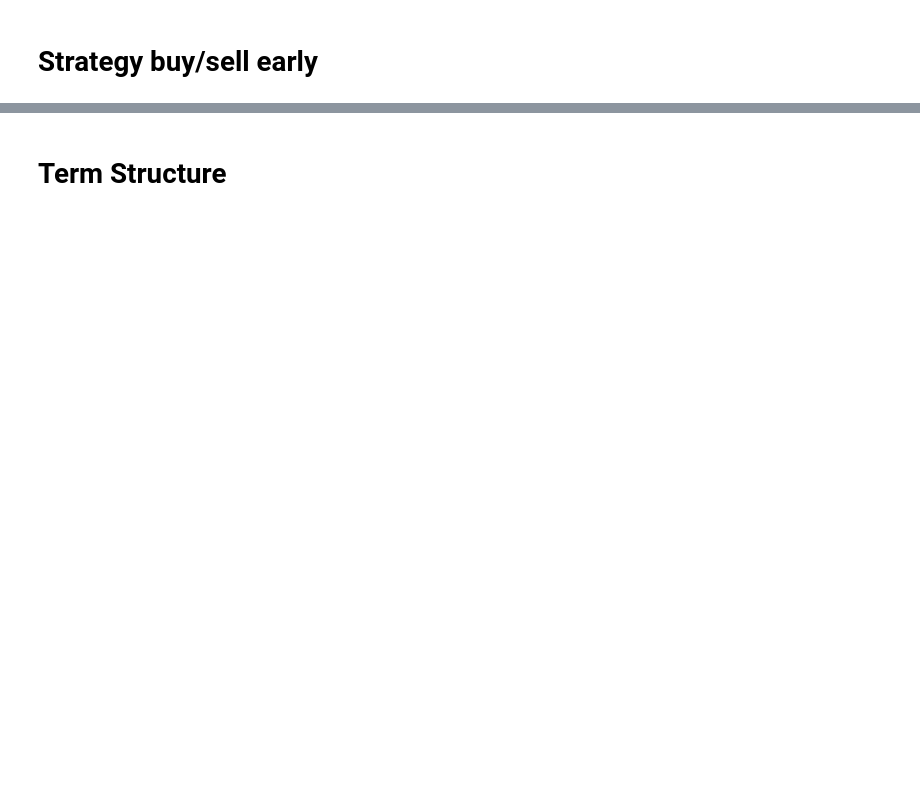
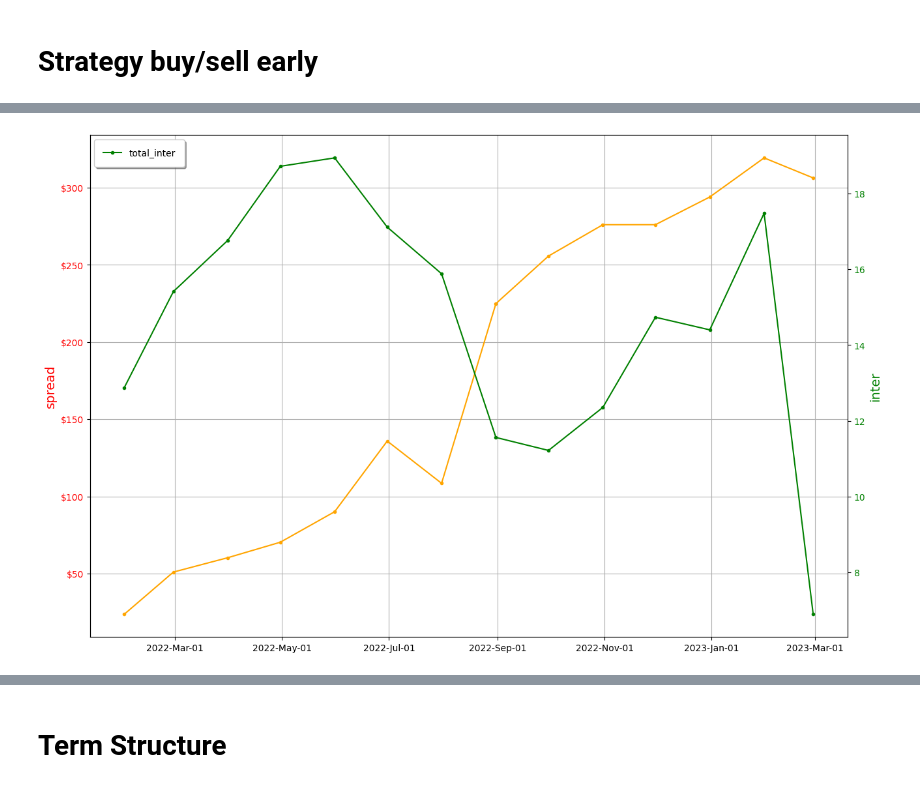
Before and after one commit to gsreeram1/Data_Pull, a Jupyter notebook: notebook.ipynb, the cells around one changed output, grey strips where cells are left out. Saved outputs shown, nothing was run; the diff lists cells and outputs as text; code cells hidden in the pictures; blank space fills up the shorter version.

```diff
--- a/notebook.ipynb
+++ b/notebook.ipynb
@@ -111,0 +22,9 @@ df_final = pd.concat([df,df_wknd], ignore_index=True)
+# %%
+#combining natural gas and heat rate data
+
+ng_data = de.ACDB().get_NGLD1_prices()[['date','strip_date','SettlementPrice']]
+ng_data = ng_data.rename(columns={'SettlementPrice': 'gas_price'})
+hr_data = de.ACDB().get_North_HR()[['date','strip_date','SettlementPrice']]
+hr_data = hr_data.rename(columns={'SettlementPrice': 'hr'})
+
+nghr_data = ng_data.merge(hr_data, left_on = 'date', right_on = 'date')
@@ -111,0 +115,49 @@ df_final = pd.concat([df,df_wknd], ignore_index=True)
+# %%
+# Combining strategy data, wind data, gas data and HR
+
+strat_data = a['table'][['trade_date','north_dart','spread']]
+
+_data= strat_data.merge(inter_data, left_on = 'trade_date', right_on = 'StartTime')
+final_data = _data.merge(nghr_data, left_on = 'trade_date', right_on = 'date')
+final_data['total_inter'] = final_data['wind_rt'] + final_data['solar_rt']
+# %%
+data = final_data
+
+data = data.resample('M',on ='trade_date').mean().reset_index()
+
+fig, ax = plt.subplots(figsize = (15,10))
+ax2 = ax.twinx()
+
+
+#line_1 = ax.plot(data['trade_date'],data['north_dart'].cumsum(), label = 'north_dart', marker = ".", color = 'red')
+line_2 = ax.plot(data['trade_date'],data['spread'].cumsum(), label = 'spread', marker = ".", color = 'orange')
+
+line_3 = ax2.plot(data['trade_date'],data['total_inter']/1000, label = "total_inter", marker = ".", color = 'green')
+#line_4 = ax2.plot(data['trade_date'],data['wind_rt']/1000, label = "wind_rt", marker = ".", color = 'blue')
+
+
+
+
+ax.yaxis.set_major_formatter('${x:1,.0f}')
+
+ax.yaxis.set_tick_params(which='major', labelcolor='red',
+                    labelleft=True, labelright=False)
+
+ax2.yaxis.set_tick_params(which='major', labelcolor='green',
+                    labelleft=False, labelright=True)
+
+ax.xaxis.set_major_formatter(mdates.DateFormatter('%Y-%b-%d'))
+
+ax.set_ylabel("spread", color='red', fontsize=14)
+
+ax2.set_ylabel("inter", color='green', fontsize=14)
+
+
+
+ax.grid()
+plt.legend(loc = 'upper left',fancybox=True, framealpha=1, shadow=True, borderpad=1)
+plt.xticks(rotation=45)
+
+plt.show()
+# %% [output]
+[figure, added]
```
Also changed, not shown: parts of 44 cells of this notebook, 3 other files.
